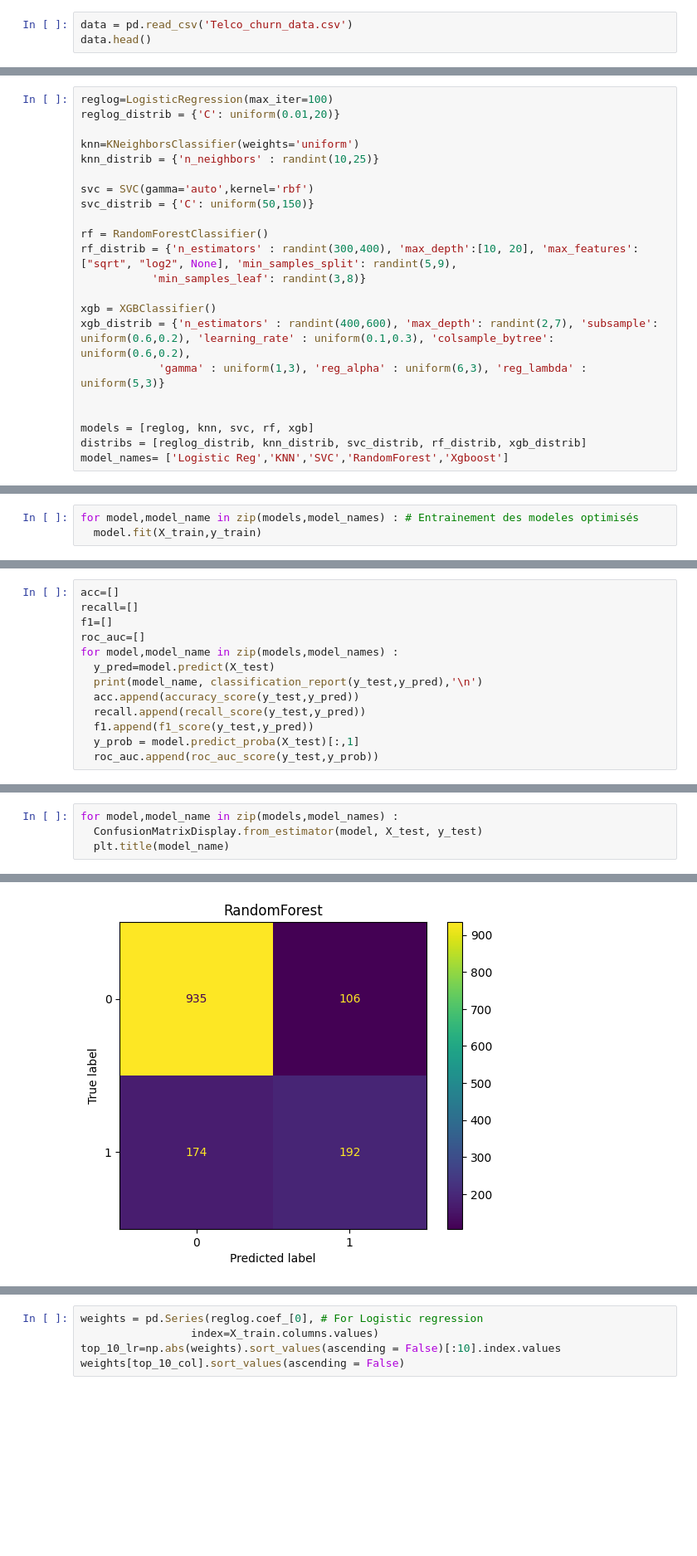
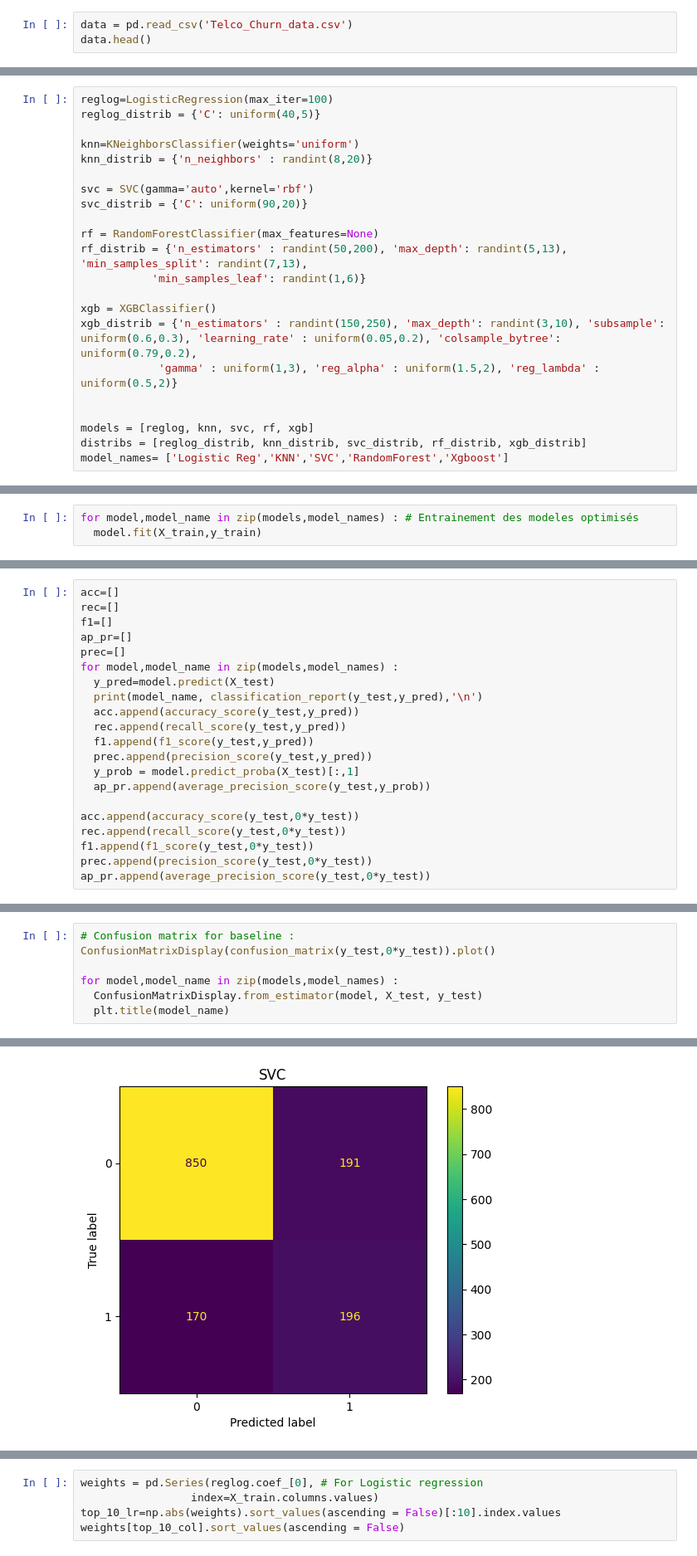
Before and after one commit to LoicLaffineur/Churn_Prediction_Telco, a Jupyter notebook: Telco_Churn_python.ipynb, the cells around one changed output, grey strips where cells are left out. Shown at 83% size. Drawn from its saved outputs; the diff is of its cells as text; blank space fills up the shorter version.

```diff
--- a/Telco_Churn_python.ipynb
+++ b/Telco_Churn_python.ipynb
@@ -88,7 +88,7 @@ Churn Label: Yes = the customer left the company this quarter. No = the customer
 # %% [markdown]
 ### Load :
 # %%
-data = pd.read_csv('Telco_churn_data.csv')
+data = pd.read_csv('Telco_Churn_data.csv')
 data.head()
 # %% [output]
 |  | customerID | gender | SeniorCitizen | Partner | Dependents | tenure | PhoneService | MultipleLines | ... |
@@ -599,21 +598,21 @@ params_fin
 * sample_frac=1
 # %%
 reglog=LogisticRegression(max_iter=100)
-reglog_distrib = {'C': uniform(0.01,20)}
+reglog_distrib = {'C': uniform(40,5)}
 
 knn=KNeighborsClassifier(weights='uniform')
-knn_distrib = {'n_neighbors' : randint(10,25)}
+knn_distrib = {'n_neighbors' : randint(8,20)}
 
 svc = SVC(gamma='auto',kernel='rbf')
-svc_distrib = {'C': uniform(50,150)}
+svc_distrib = {'C': uniform(90,20)}
 
-rf = RandomForestClassifier()
-rf_distrib = {'n_estimators' : randint(300,400), 'max_depth':[10, 20], 'max_features': ["sqrt", "log2", None], 'min_samples_split': randint(5,9),
-           'min_samples_leaf': randint(3,8)}
+rf = RandomForestClassifier(max_features=None)
+rf_distrib = {'n_estimators' : randint(50,200), 'max_depth': randint(5,13), 'min_samples_split': randint(7,13),
+           'min_samples_leaf': randint(1,6)}
 
 xgb = XGBClassifier()
-xgb_distrib = {'n_estimators' : randint(400,600), 'max_depth': randint(2,7), 'subsample': uniform(0.6,0.2), 'learning_rate' : uniform(0.1,0.3), 'colsample_bytree': uniform(0.6,0.2),
-            'gamma' : uniform(1,3), 'reg_alpha' : uniform(6,3), 'reg_lambda' : uniform(5,3)}
+xgb_distrib = {'n_estimators' : randint(150,250), 'max_depth': randint(3,10), 'subsample': uniform(0.6,0.3), 'learning_rate' : uniform(0.05,0.2), 'colsample_bytree': uniform(0.79,0.2),
+            'gamma' : uniform(1,3), 'reg_alpha' : uniform(1.5,2), 'reg_lambda' : uniform(0.5,2)}
 
 
 models = [reglog, knn, svc, rf, xgb]
@@ -657,16 +665,24 @@ for model,model_name in zip(models,model_names) : # Entrainement des modeles opt
 # %%
 acc=[]
-recall=[]
+rec=[]
 f1=[]
-roc_auc=[]
+ap_pr=[]
+prec=[]
 for model,model_name in zip(models,model_names) :
   y_pred=model.predict(X_test)
   print(model_name, classification_report(y_test,y_pred),'\n')
   acc.append(accuracy_score(y_test,y_pred))
-  recall.append(recall_score(y_test,y_pred))
+  rec.append(recall_score(y_test,y_pred))
   f1.append(f1_score(y_test,y_pred))
+  prec.append(precision_score(y_test,y_pred))
   y_prob = model.predict_proba(X_test)[:,1]
-  roc_auc.append(roc_auc_score(y_test,y_prob))
+  ap_pr.append(average_precision_score(y_test,y_prob))
+
+acc.append(accuracy_score(y_test,0*y_test))
+rec.append(recall_score(y_test,0*y_test))
+f1.append(f1_score(y_test,0*y_test))
+prec.append(precision_score(y_test,0*y_test))
+ap_pr.append(average_precision_score(y_test,0*y_test))
 # %% [output]
 Logistic Reg               precision    recall  f1-score   support
 
@@ -688,4 +704,7 @@ weighted avg       0.79      0.80      0.80      1407
 # %%
+# Confusion matrix for baseline :
+ConfusionMatrixDisplay(confusion_matrix(y_test,0*y_test)).plot()
+
 for model,model_name in zip(models,model_names) :
   ConfusionMatrixDisplay.from_estimator(model, X_test, y_test)
   plt.title(model_name)
@@ -696 +715 @@ for model,model_name in zip(models,model_names) :
-[figure, old version]
+[figure, new version]
```
Also changed, not shown: parts of 22 cells of this notebook.
